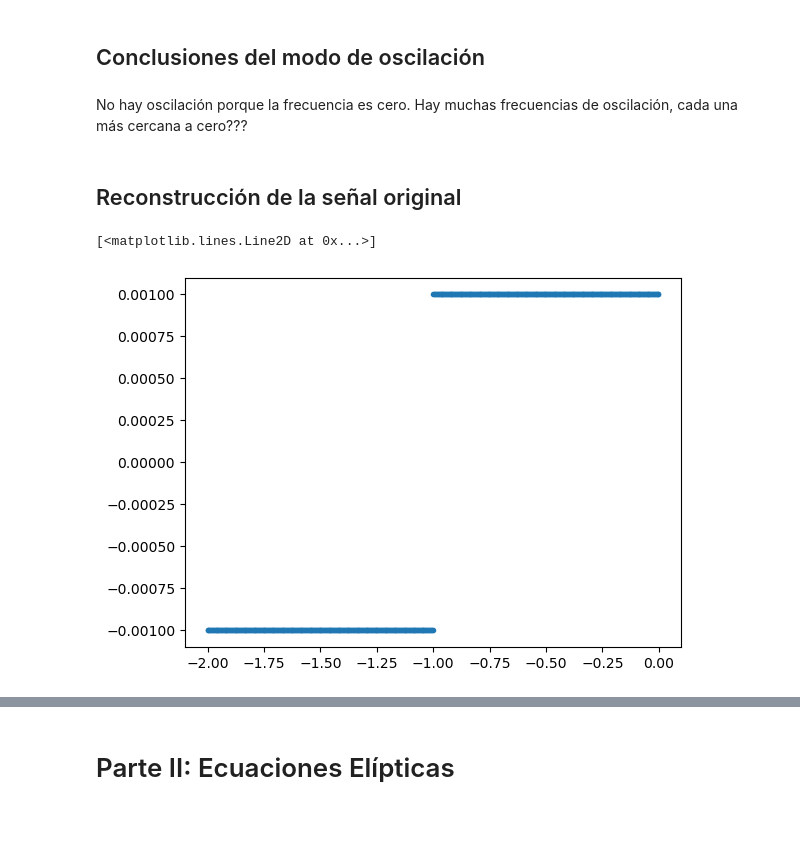
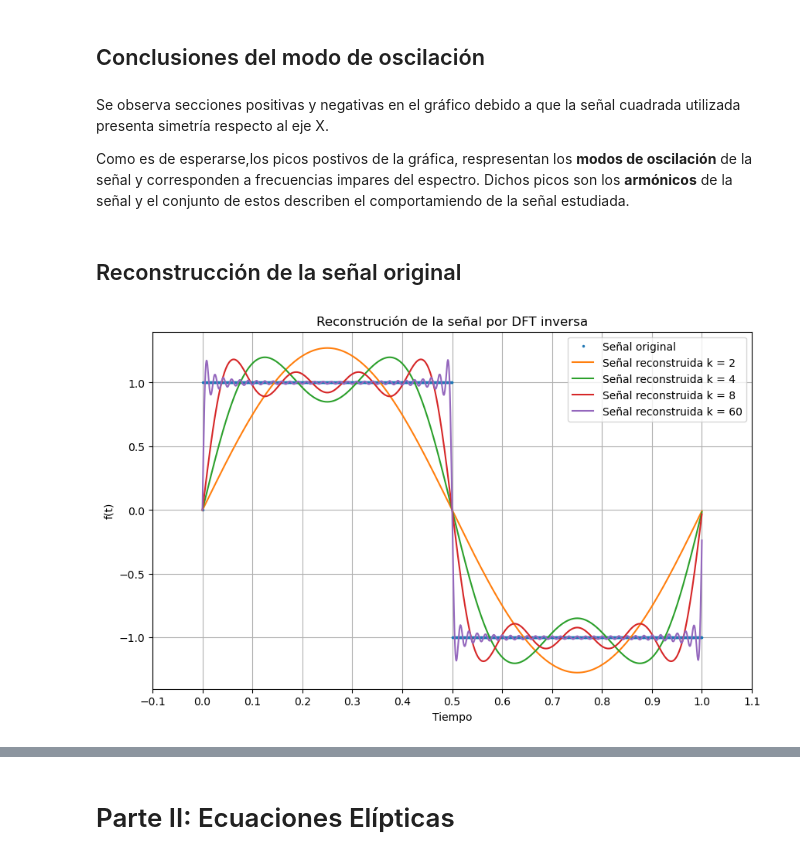
Before and after one commit to HernanBC/LabsComputacional, a Jupyter notebook: tarea5/tarea5.ipynb, the cells around one changed output, grey strips where cells are left out. Saved outputs shown, nothing was run; the diff lists cells and outputs as text; code cells hidden in the pictures; blank space fills up the shorter version.

```diff
--- a/tarea5/tarea5.ipynb
+++ b/tarea5/tarea5.ipynb
@@ -58,18 +56,8 @@ Text(0.5, 1.0, 'Fast Fourier Transformation of the signal')
 # %% [markdown]
 ## Conclusiones del modo de oscilación
-# %% [markdown]
-No hay oscilación porque la frecuencia es cero. Hay muchas frecuencias de oscilación, cada una más cercana a cero???
+# %% [markdown]
+Se observa secciones positivas y  negativas en el gráfico debido a que la señal cuadrada utilizada presenta simetría respecto al eje X.
+
+Como es de esperarse,los picos postivos de la gráfica, respresentan los **modos de oscilación** de la señal y corresponden a frecuencias impares del espectro. Dichos picos son los **armónicos** de la señal y el conjunto de estos describen el comportamiendo de la señal estudiada.
 # %% [markdown]
 ## Reconstrucción de la señal original
-# %%
-# Esto esta raro
-freq_mf_pos = freq_math_func[0:500]
-
-
-mf_pos_recuper = np.fft.ifft(FFT_math_func[0:len(freq_mf_pos)], norm = "backFourierward")
-
-fig, ax = plt.subplots(1,1)
-ax.plot(t[:500],np.real(mf_pos_recuper),'.')
-# %% [output]
-[<matplotlib.lines.Line2D at 0x...>]
-[figure, removed]
@@ -75,0 +71,25 @@ ax.plot(t[:500],np.real(mf_pos_recuper),'.')
+# %%
+# DFT
+FFT_mf_half = np.copy(FFT_math_func)   # Deep copy
+FFT_mf_half[freq_math_func < 0]
+FFT_mf_half *= 2
+
+# Valores de k para las aproximaciones
+k_values = [2, 4, 8, 60]
+
+
+fig, ax =plt.subplots(1,1, figsize = (10,6))
+ax.plot(t, math_function(freq, t),'.', ms = 3, label = "Señal original")
+
+for i in k_values:
+    ax.plot(t, reconstruct_signal(FFT_mf_half,i,1000), label= f"Señal reconstruida k = {i}")
+
+ax.set_title("Reconstrución de la señal por DFT inversa")
+ax.set_xlabel("Tiempo")
+ax.set_xticks(np.arange(-0.1,1.1,0.1))
+
+ax.set_ylabel(r"f(t)")
+ax.legend()
+ax.grid()
+# %% [output]
+[figure, added]
```
Also changed, not shown: parts of 8 cells of this notebook.
